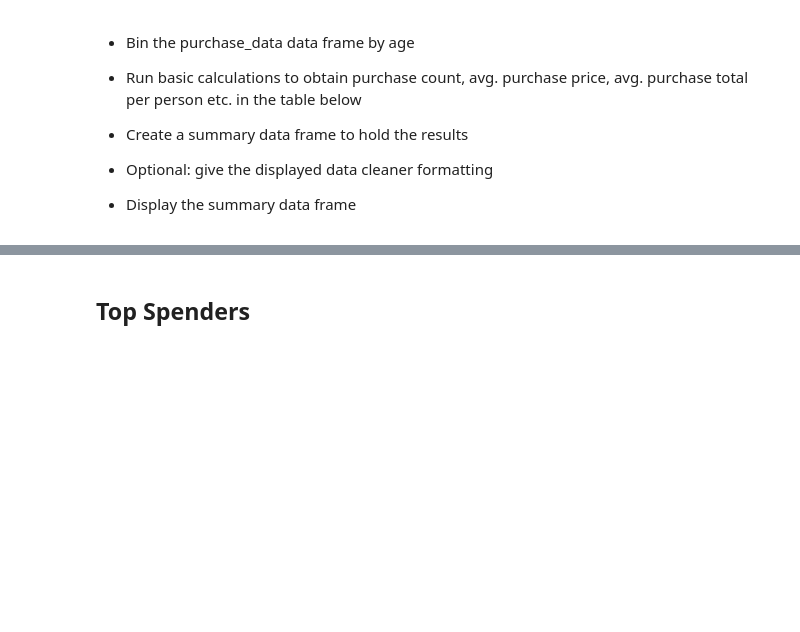
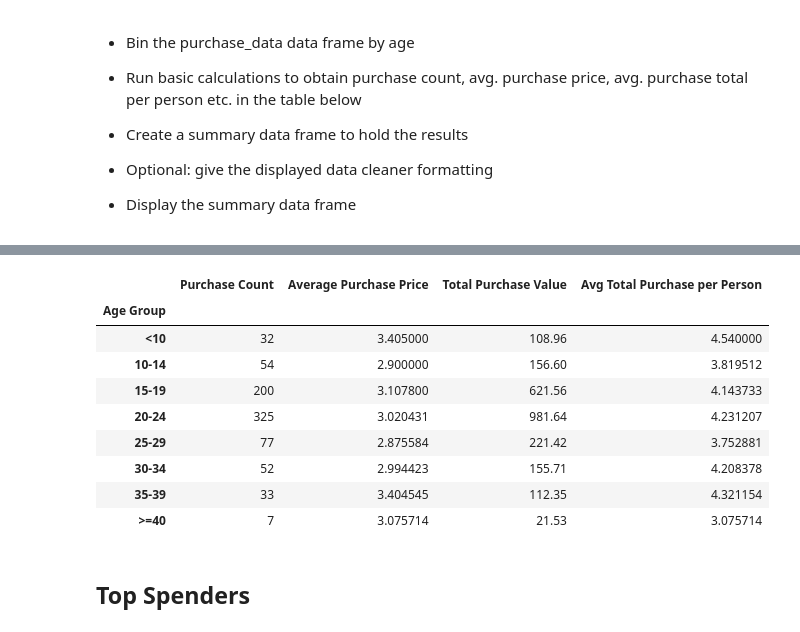
Before and after one commit to Joely0819/pandas-challenge, a Jupyter notebook: HeroesOfPymoli/HeroesOfPymoli_starter.ipynb, the cells around one changed output, grey strips where cells are left out. Cells and saved outputs as stored; diff of their text form; code cells hidden in the pictures; blank space fills up the shorter version.

```diff
--- a/HeroesOfPymoli/HeroesOfPymoli_starter.ipynb
+++ b/HeroesOfPymoli/HeroesOfPymoli_starter.ipynb
@@ -153,0 +237,5 @@ TypeError: 'method' object is not subscriptable
+# %%
+#total count
+ages = purchase_data_df.groupby ("Age Range")
+players_total_count_df = ages["SN"].nunique()
+players_total_count_df
@@ -153,0 +253,4 @@ TypeError: 'method' object is not subscriptable
+# %%
+#percentage age range
+players_percentage_df = round(purchase_data_df["Age Range"].value_counts()/780,2)*100
+players_percentage_df
@@ -153,0 +267,4 @@ TypeError: 'method' object is not subscriptable
+# %%
+#Dataframe summary
+demographics_summary = pd.DataFrame({"Total Count": players_total_count_df, "Percentage of Players": players_percentage_df})
+demographics_summary
@@ -182,3 +307,18 @@ TypeError: 'method' object is not subscriptable
+# %%
+#Summary dataframe
+purchase_analysis_df = pd.DataFrame ({'Purchase Count': purchase_count, 'Average Purchase Price': avg_purchase, 'Total Purchase Value': total_value, 'Avg Total Purchase per Person': avg_per_person})
+purchase_analysis_df
+# %% [output]
+|  | Purchase Count | Average Purchase Price | Total Purchase Value | Avg Total Purchase per Person |
+| Age Group |  |  |  |  |
+| <10 | 32 | 3.405000 | 108.96 | 4.540000 |
+| 10-14 | 54 | 2.900000 | 156.60 | 3.819512 |
+| 15-19 | 200 | 3.107800 | 621.56 | 4.143733 |
+| 20-24 | 325 | 3.020431 | 981.64 | 4.231207 |
+| 25-29 | 77 | 2.875584 | 221.42 | 3.752881 |
+| 30-34 | 52 | 2.994423 | 155.71 | 4.208378 |
+| 35-39 | 33 | 3.404545 | 112.35 | 4.321154 |
+| >=40 | 7 | 3.075714 | 21.53 | 3.075714 |
 # %% [markdown]
 ## Top Spenders
 # %% [markdown]
```
Also changed, not shown: parts of 25 cells of this notebook, 1 other file.
